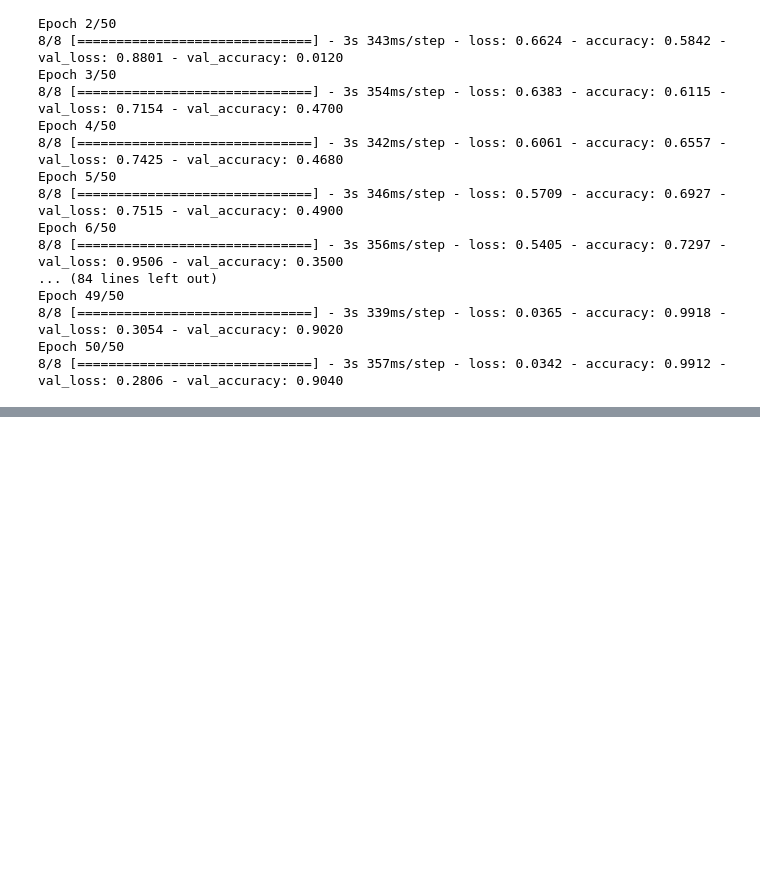
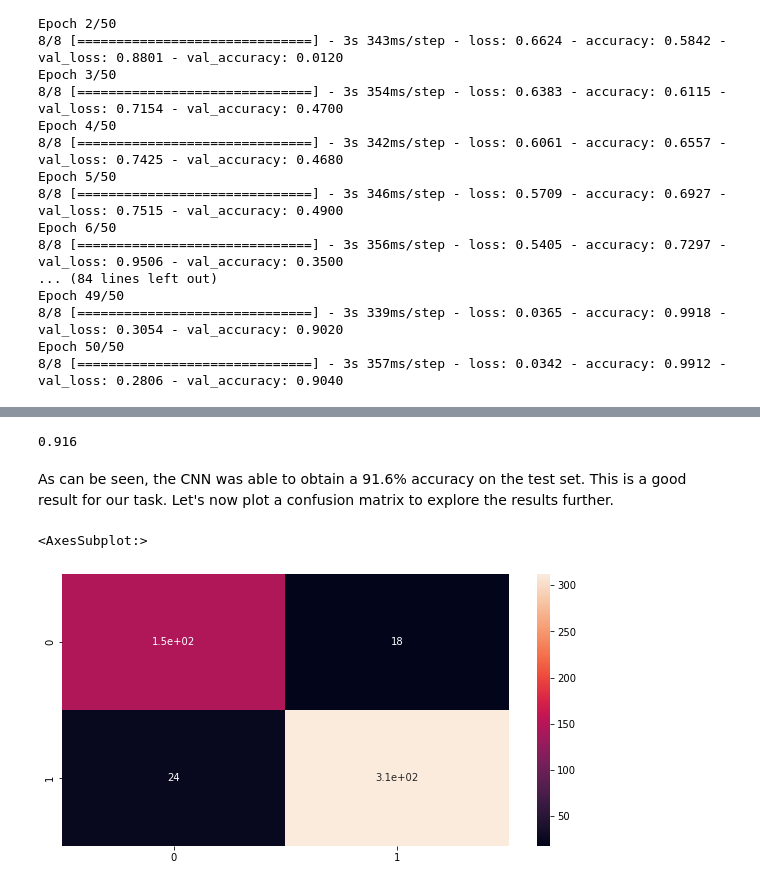
Before and after one commit to PDA44719/AMLS_ELEC0134, a Jupyter notebook: Task A1.ipynb, the cells around one changed output, grey strips where cells are left out. Cells and saved outputs as stored; diff of their text form; code cells hidden in the pictures; blank space fills up the shorter version.

Commit message:
Evaluated CNN performance on test set.

```diff
--- a/Task A1.ipynb
+++ b/Task A1.ipynb
@@ -282,0 +285,3 @@ Epoch 50/50
+# %%
+from sklearn.metrics import accuracy_score
+pred_test_labels = cnn.predict(test_imgs.reshape(test_imgs.shape[0], *(28, 28, 1)))
@@ -282,0 +290,2 @@ Epoch 50/50
+# %%
+pred_test_labels = (pred_test_labels > 0.5)
@@ -282,0 +294,14 @@ Epoch 50/50
+# %%
+acc
+# %% [output]
+0.916
+# %% [markdown]
+As can be seen, the CNN was able to obtain a 91.6% accuracy on the test set. This is a good result for our task. Let's now plot a confusion matrix to explore the results further.
+# %%
+from sklearn.metrics import confusion_matrix
+cm = confusion_matrix(test_labels, pred_test_labels)
+plt.figure(figsize = (10, 5))
+sns.heatmap(cm, annot = True)
+# %% [output]
+<AxesSubplot:>
+[figure, added]
```
Also changed, not shown: parts of 5 cells of this notebook.
